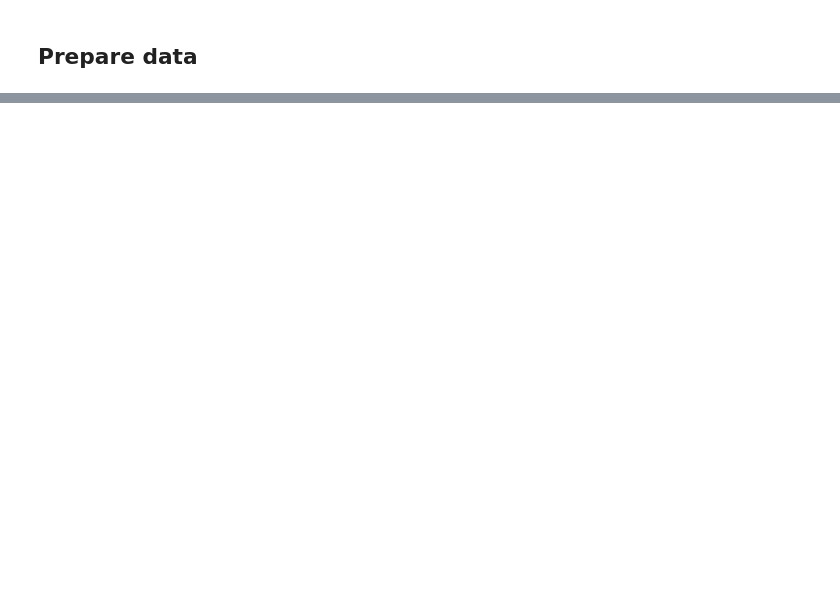
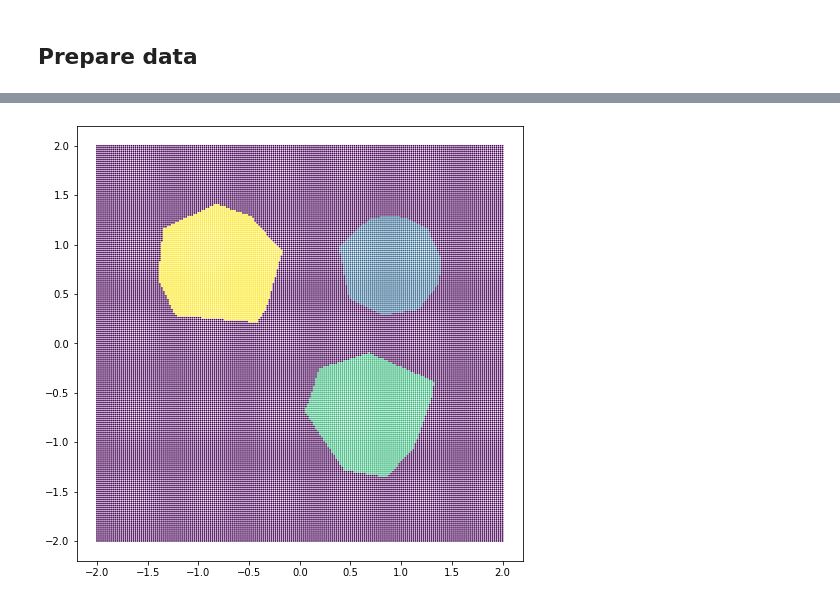
Before and after one commit to LinkRogers/Work, a Jupyter notebook: adv/initialization_test.ipynb, the cells around one changed output, grey strips where cells are left out. Saved outputs shown, nothing was run; the diff lists cells and outputs as text; code cells hidden in the pictures; blank space fills up the shorter version.

```diff
--- a/adv/initialization_test.ipynb
+++ b/adv/initialization_test.ipynb
@@ -84,0 +145,2 @@ A,b = model_copy.layers[0].get_weights()
+# %%
+model_copy.fit(data, labels, epochs=10,batch_size=32)
@@ -117,12 +237,14 @@ plt.close()
 # %%
 #test
 import numpy as np
 
 X_test = aplt.data_grid(200,2)
-Y_test = model.predict(X_test)
+Y_test = model_copy.predict(X_test)
 Y_test = np.argmax(Y_test, axis=1)
 
 plt.figure(figsize=(8, 8))
 plt.scatter(X_test[:, 0], X_test[:, 1], marker='o', c=Y_test, s=0.5,alpha=1)
 plt.show()
 plt.close()
+# %% [output]
+[figure, added]
```
Also changed, not shown: parts of 22 cells of this notebook, 6 other files.
